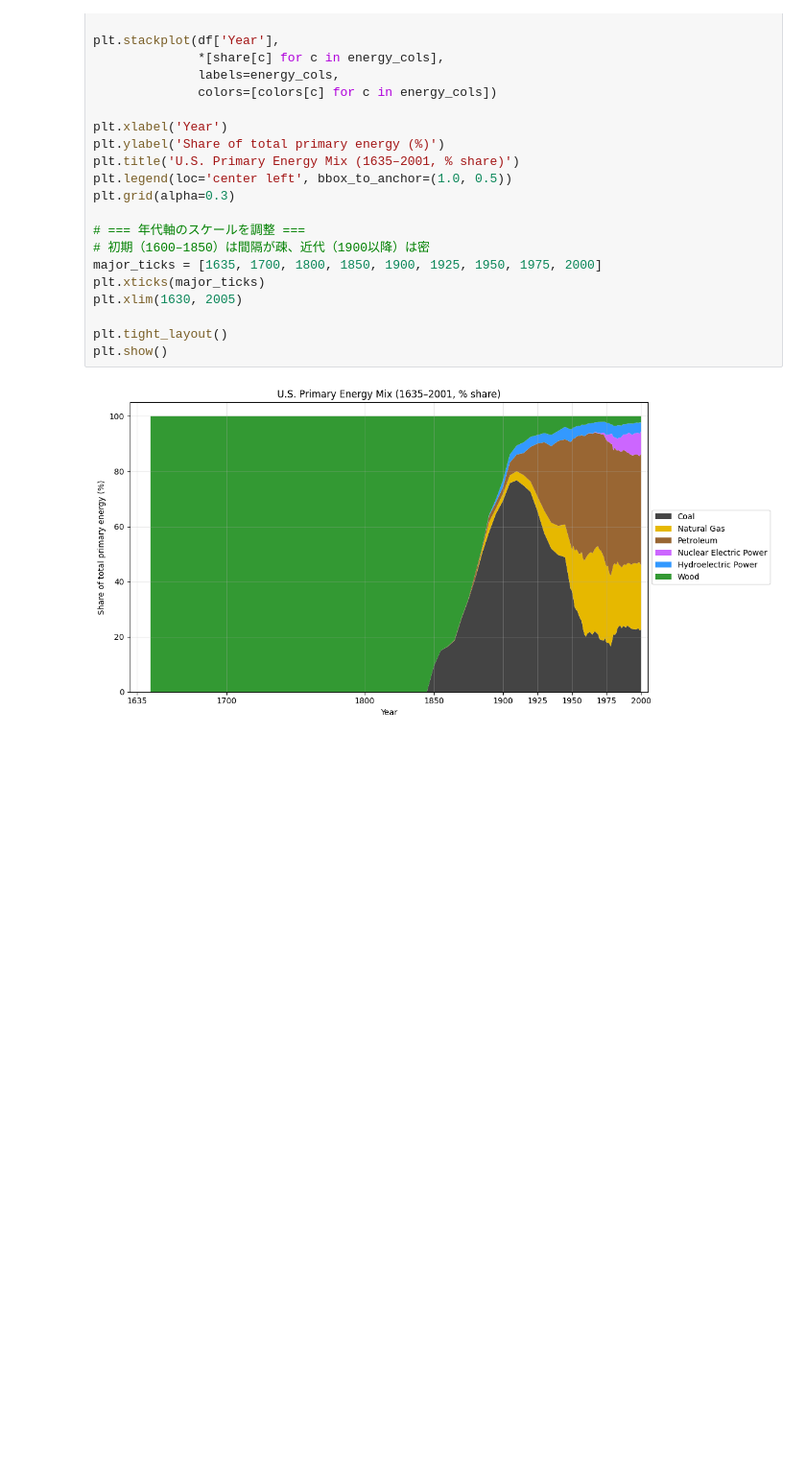
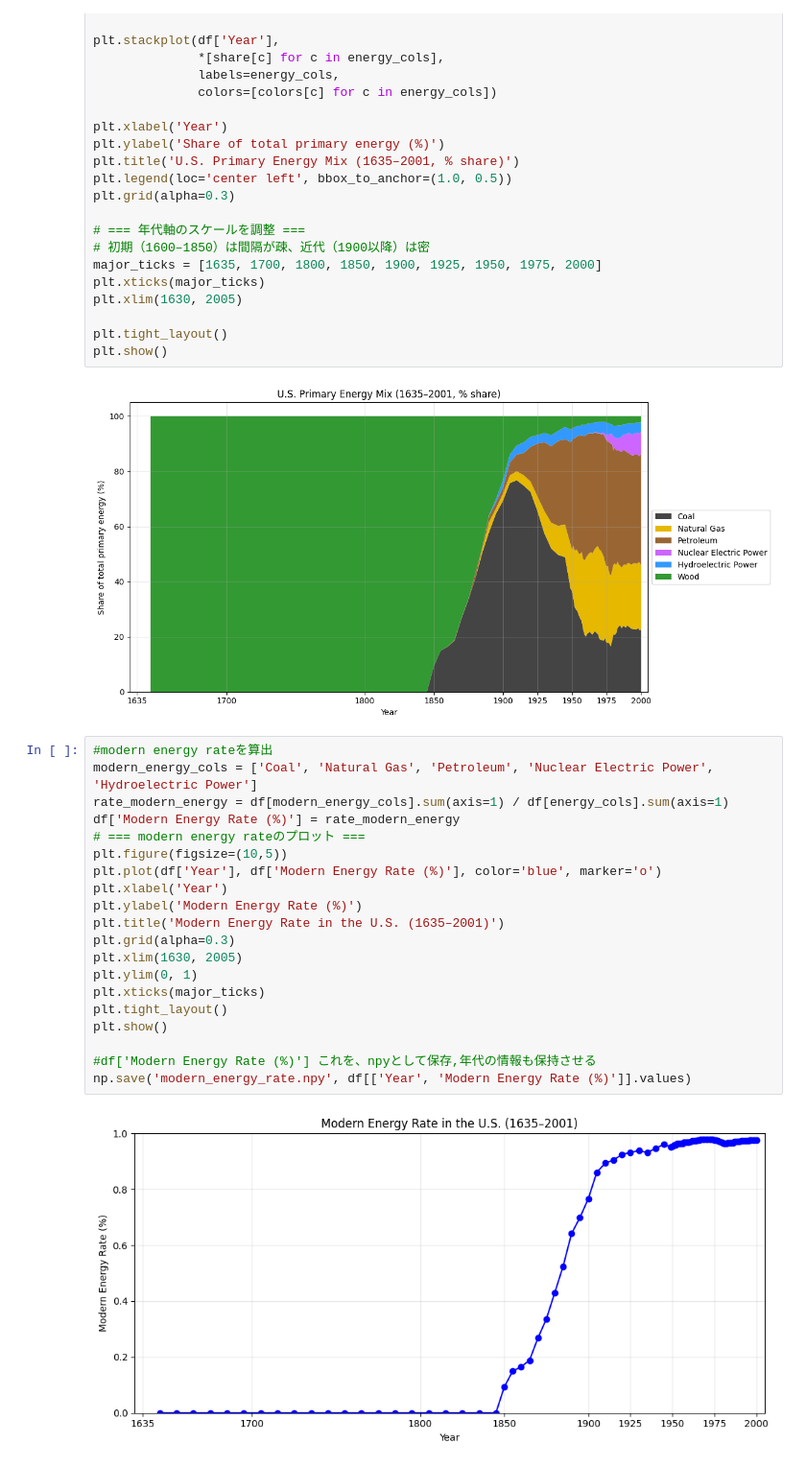
Before and after one commit to hgsl-general/2025_master_Tsuda, a Jupyter notebook: sotsuron/energy_transition_analysis/America_energy_transition.ipynb, the cells around one changed output. Shown at 96% size. Cells and saved outputs as stored; diff of their text form; blank space fills up the shorter version.

```diff
--- a/sotsuron/energy_transition_analysis/America_energy_transition.ipynb
+++ b/sotsuron/energy_transition_analysis/America_energy_transition.ipynb
@@ -89,3 +89,25 @@ plt.tight_layout()
 plt.show()
 # %% [output]
 [figure]
+# %%
+#modern energy rateを算出
+modern_energy_cols = ['Coal', 'Natural Gas', 'Petroleum', 'Nuclear Electric Power', 'Hydroelectric Power']
+rate_modern_energy = df[modern_energy_cols].sum(axis=1) / df[energy_cols].sum(axis=1)
+df['Modern Energy Rate (%)'] = rate_modern_energy
+# === modern energy rateのプロット ===
+plt.figure(figsize=(10,5))
+plt.plot(df['Year'], df['Modern Energy Rate (%)'], color='blue', marker='o')
+plt.xlabel('Year')
+plt.ylabel('Modern Energy Rate (%)')
+plt.title('Modern Energy Rate in the U.S. (1635–2001)')
+plt.grid(alpha=0.3)
+plt.xlim(1630, 2005)
+plt.ylim(0, 1)
+plt.xticks(major_ticks)
+plt.tight_layout()
+plt.show()
+
+#df['Modern Energy Rate (%)'] これを、npyとして保存,年代の情報も保持させる
+np.save('modern_energy_rate.npy', df[['Year', 'Modern Energy Rate (%)']].values)
+# %% [output]
+[figure, added]
```
Also changed, not shown: parts of 3 cells of this notebook, 1 other file.
